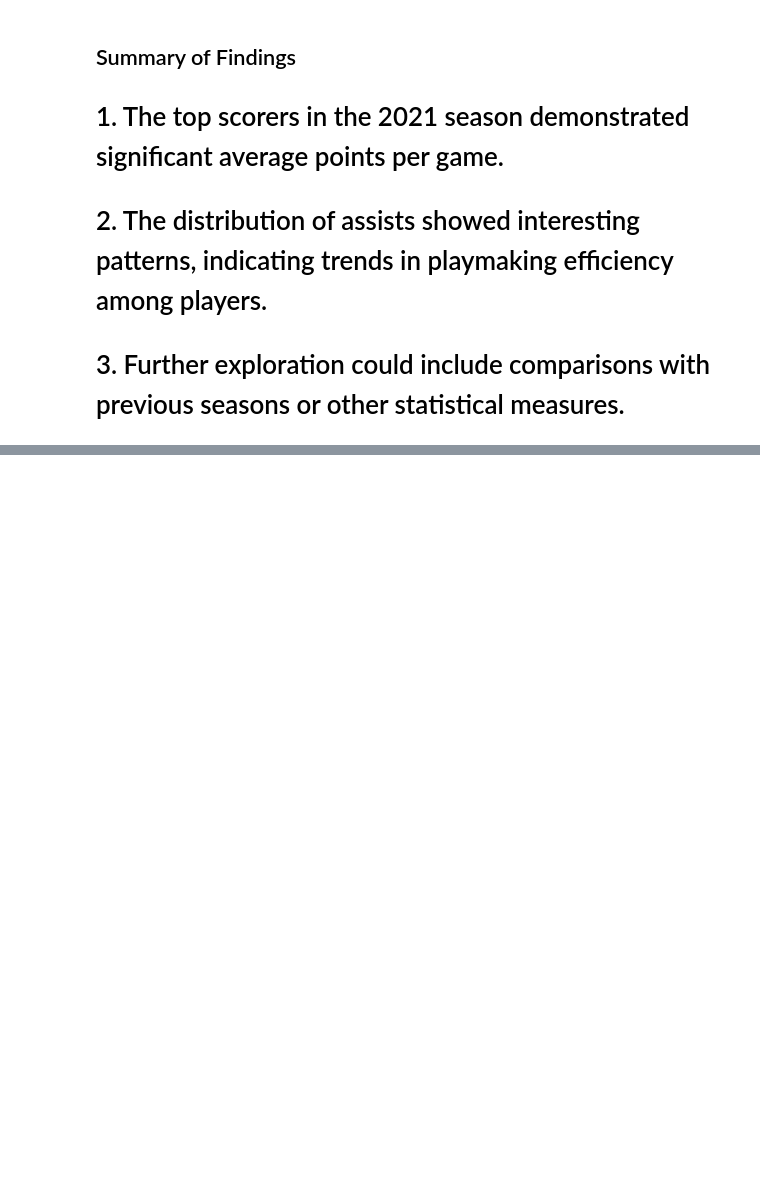
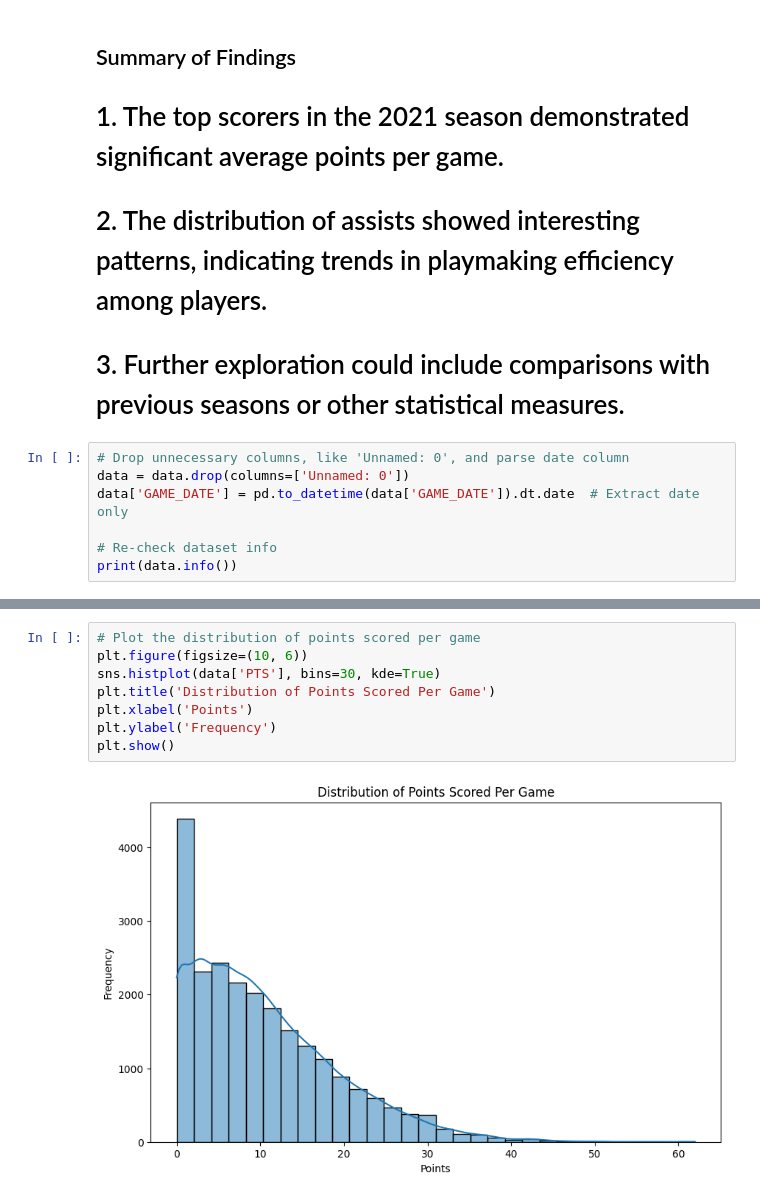
Before and after one commit to Delery5/Delery5.github.io, a Jupyter notebook: NBA_Player_Stats.ipynb, the cells around one changed output, grey strips where cells are left out. Drawn from its saved outputs; the diff is of its cells as text; blank space fills up the shorter version.

```diff
--- a/NBA_Player_Stats.ipynb
+++ b/NBA_Player_Stats.ipynb
@@ -96,3 +96,10 @@ Name: PTS, dtype: float64
 # 1. The top scorers in the 2021 season demonstrated significant average points per game.
 # 2. The distribution of assists showed interesting patterns, indicating trends in playmaking efficiency among players.
 # 3. Further exploration could include comparisons with previous seasons or other statistical measures.
+# %%
+# Drop unnecessary columns, like 'Unnamed: 0', and parse date column
+data = data.drop(columns=['Unnamed: 0'])
+data['GAME_DATE'] = pd.to_datetime(data['GAME_DATE']).dt.date  # Extract date only
+
+# Re-check dataset info
+print(data.info())
@@ -98,0 +124,10 @@ Name: PTS, dtype: float64
+# %%
+# Plot the distribution of points scored per game
+plt.figure(figsize=(10, 6))
+sns.histplot(data['PTS'], bins=30, kde=True)
+plt.title('Distribution of Points Scored Per Game')
+plt.xlabel('Points')
+plt.ylabel('Frequency')
+plt.show()
+# %% [output]
+[figure, added]
```
Also changed, not shown: parts of 6 cells of this notebook.
